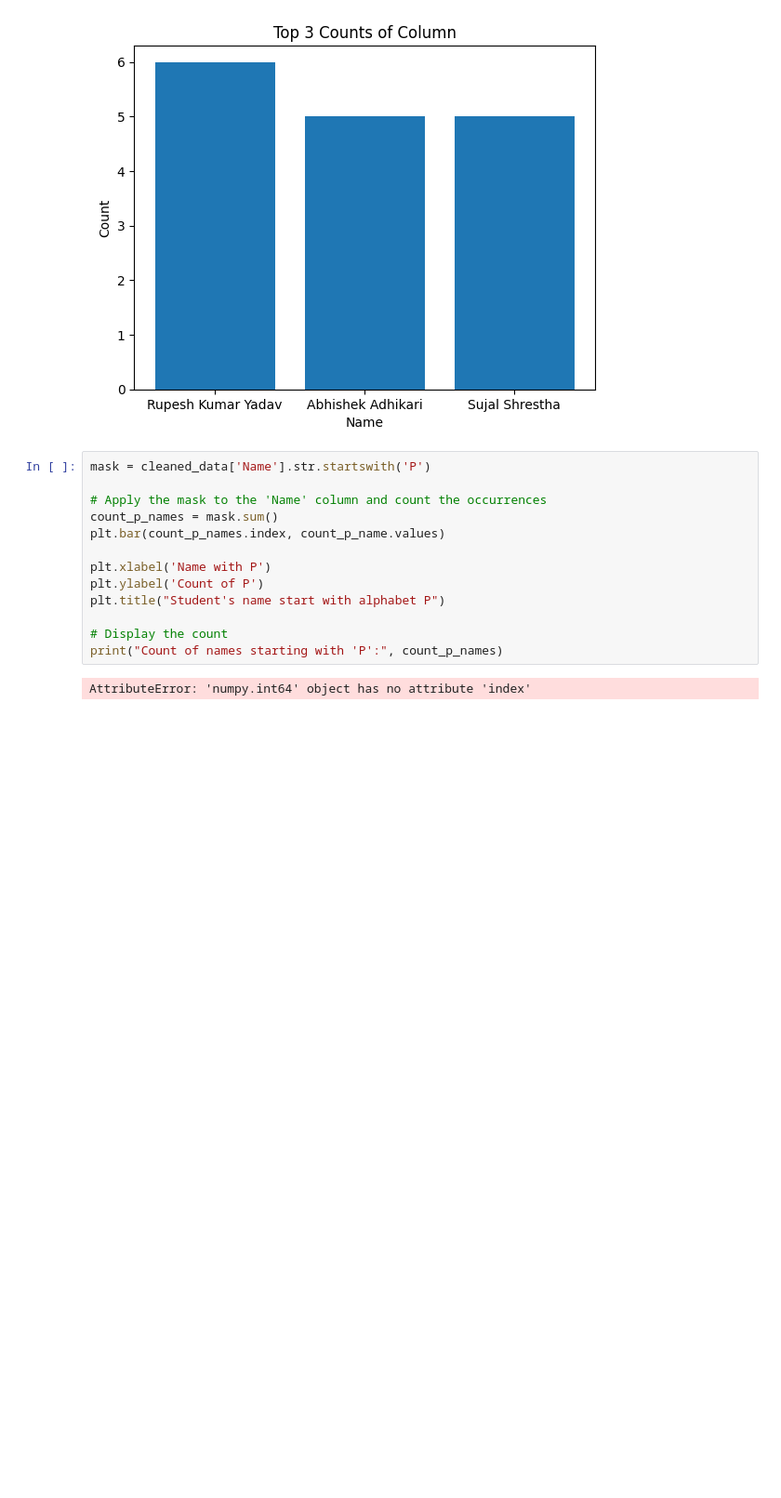
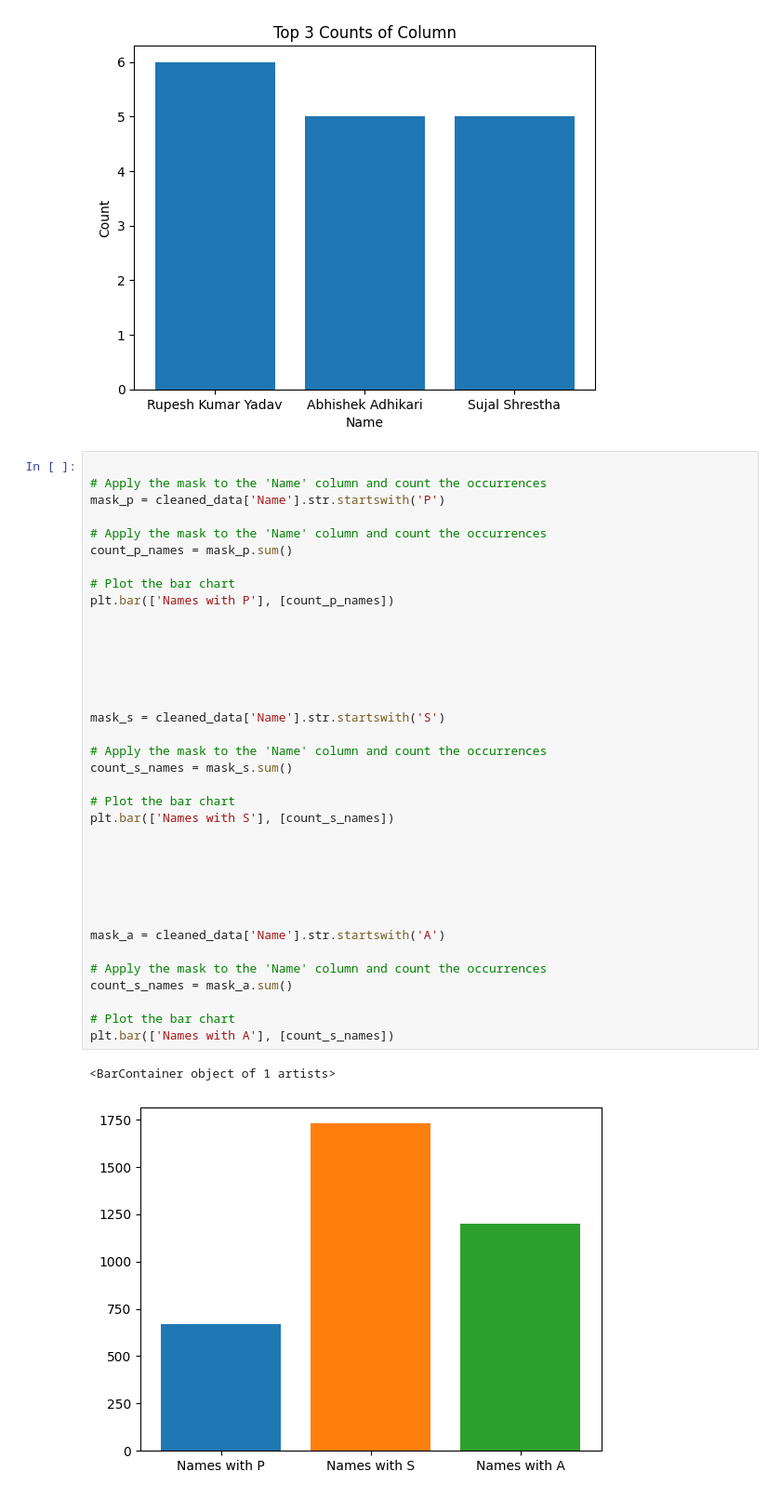
Before and after one commit to Praman1212/IOE_Data_Analysis, a Jupyter notebook: Untitled.ipynb, the cells around one changed output. Shown at 93% size. Saved outputs shown, nothing was run; the diff lists cells and outputs as text; blank space fills up the shorter version.

```diff
--- a/Untitled.ipynb
+++ b/Untitled.ipynb
@@ -147,18 +121,42 @@ plt.title('Top 3 Counts of Column')
 plt.show()
 # %% [output]
 [figure]
-# %%
-mask = cleaned_data['Name'].str.startswith('P')
-
-# Apply the mask to the 'Name' column and count the occurrences
-count_p_names = mask.sum()
-plt.bar(count_p_names.index, count_p_name.values)
-
-plt.xlabel('Name with P')
-plt.ylabel('Count of P')
-plt.title("Student's name start with alphabet P")
-
-# Display the count
-print("Count of names starting with 'P':", count_p_names)
-# %% [output]
-AttributeError: 'numpy.int64' object has no attribute 'index'
+# %%
+
+# Apply the mask to the 'Name' column and count the occurrences
+mask_p = cleaned_data['Name'].str.startswith('P')
+
+# Apply the mask to the 'Name' column and count the occurrences
+count_p_names = mask_p.sum()
+
+# Plot the bar chart
+plt.bar(['Names with P'], [count_p_names])
+
+
+
+
+
+
+mask_s = cleaned_data['Name'].str.startswith('S')
+
+# Apply the mask to the 'Name' column and count the occurrences
+count_s_names = mask_s.sum()
+
+# Plot the bar chart
+plt.bar(['Names with S'], [count_s_names])
+
+
+
+
+
+
+mask_a = cleaned_data['Name'].str.startswith('A')
+
+# Apply the mask to the 'Name' column and count the occurrences
+count_s_names = mask_a.sum()
+
+# Plot the bar chart
+plt.bar(['Names with A'], [count_s_names])
+# %% [output]
+<BarContainer object of 1 artists>
+[figure, added]
```
Also changed, not shown: parts of 3 cells of this notebook.
